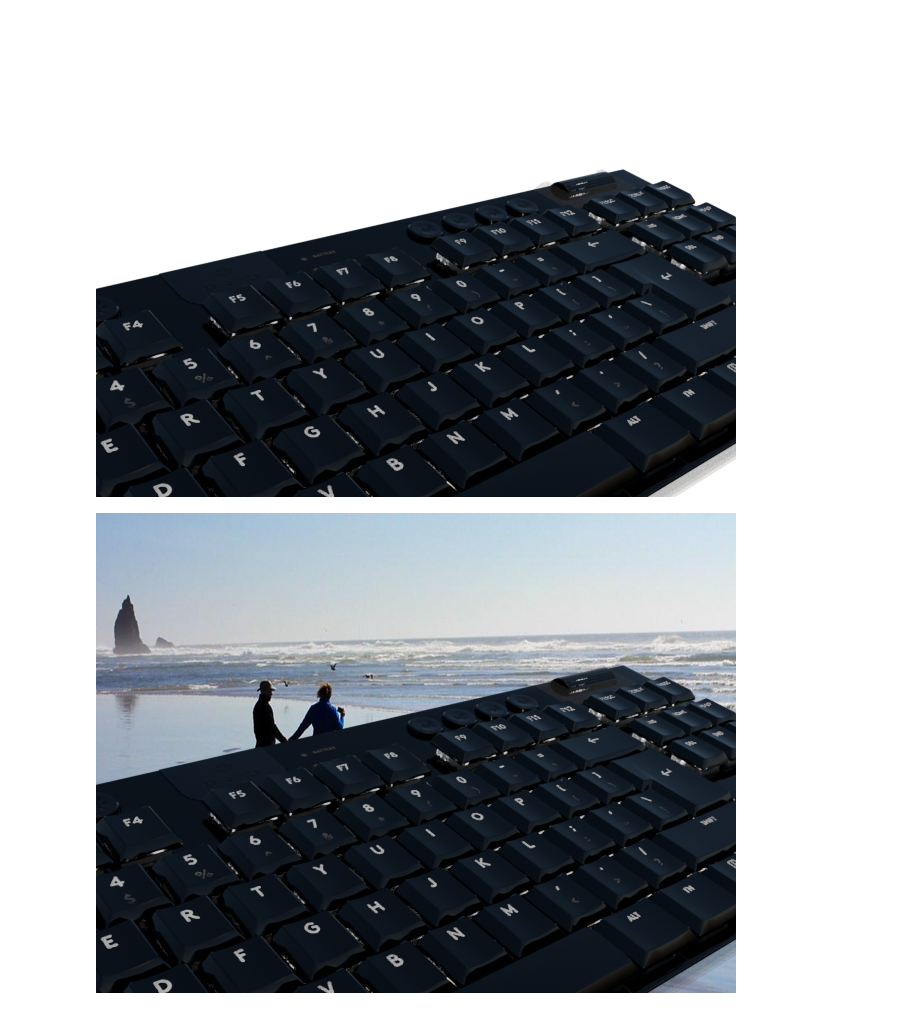
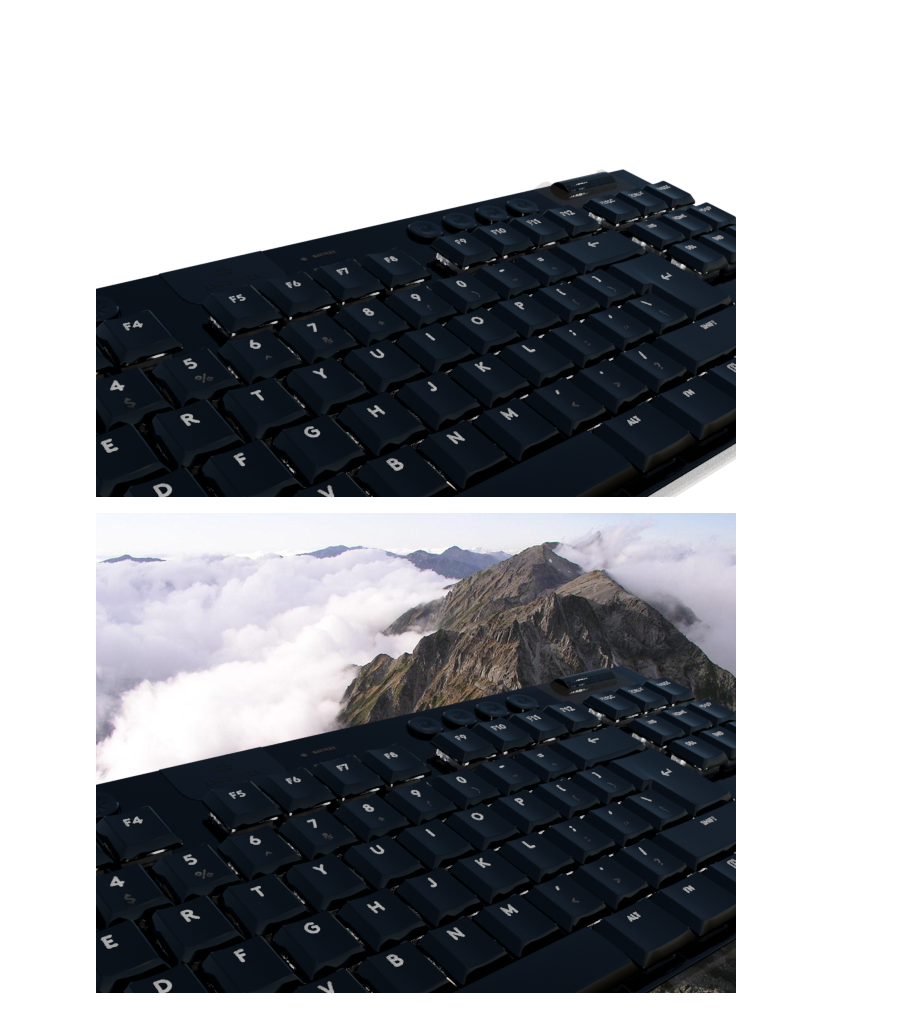
Before and after one commit to umrover/keyboard-detection, a Jupyter notebook: data-augmentation.ipynb, the cells around one changed output. Cells and saved outputs as stored; diff of their text form; code cells hidden in the pictures.

```diff
--- a/data-augmentation.ipynb
+++ b/data-augmentation.ipynb
@@ -18,8 +18,9 @@ image
 # %%
 path = random.choice(os.listdir("assets/backgrounds"))
 background = Image.open(f"assets/backgrounds/{path}")
 background = background.resize(image.size)
 background.paste(image, mask=image)
+background = background
 background
 # %% [output]
-[figure, old version]
+[figure, new version]
```
Also changed, not shown: parts of 5 cells of this notebook, 4 other files.
